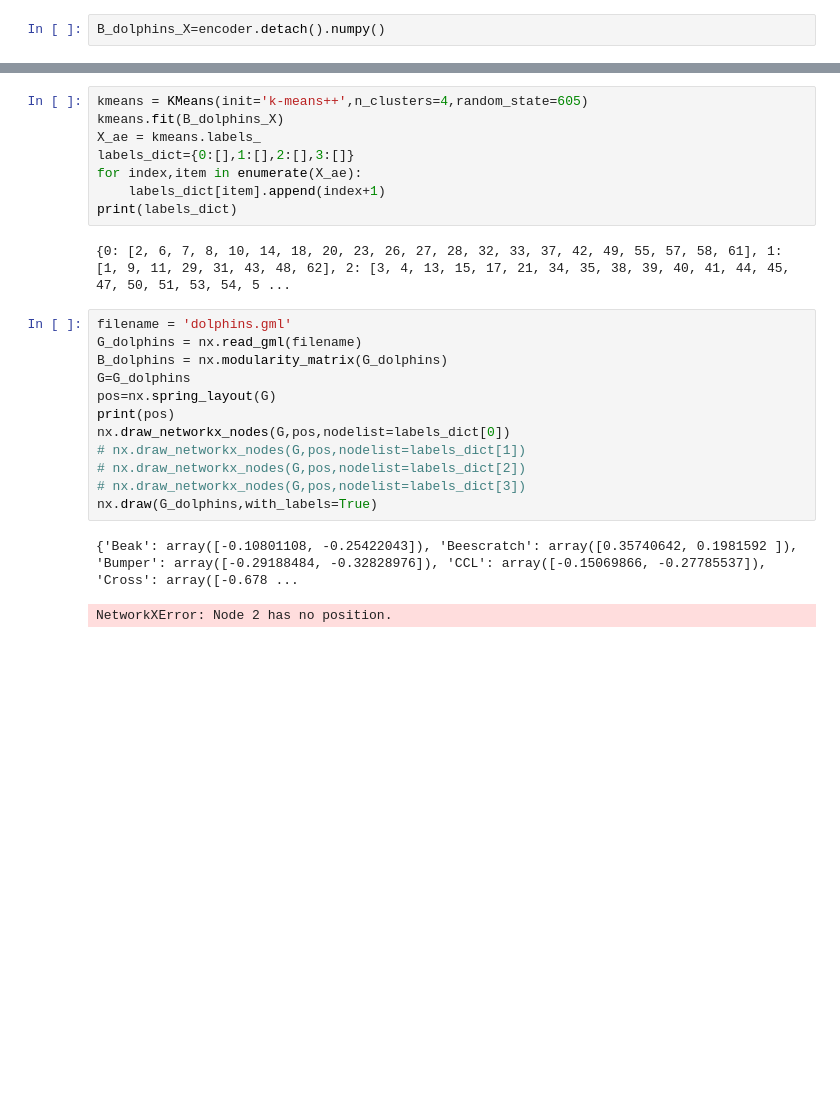
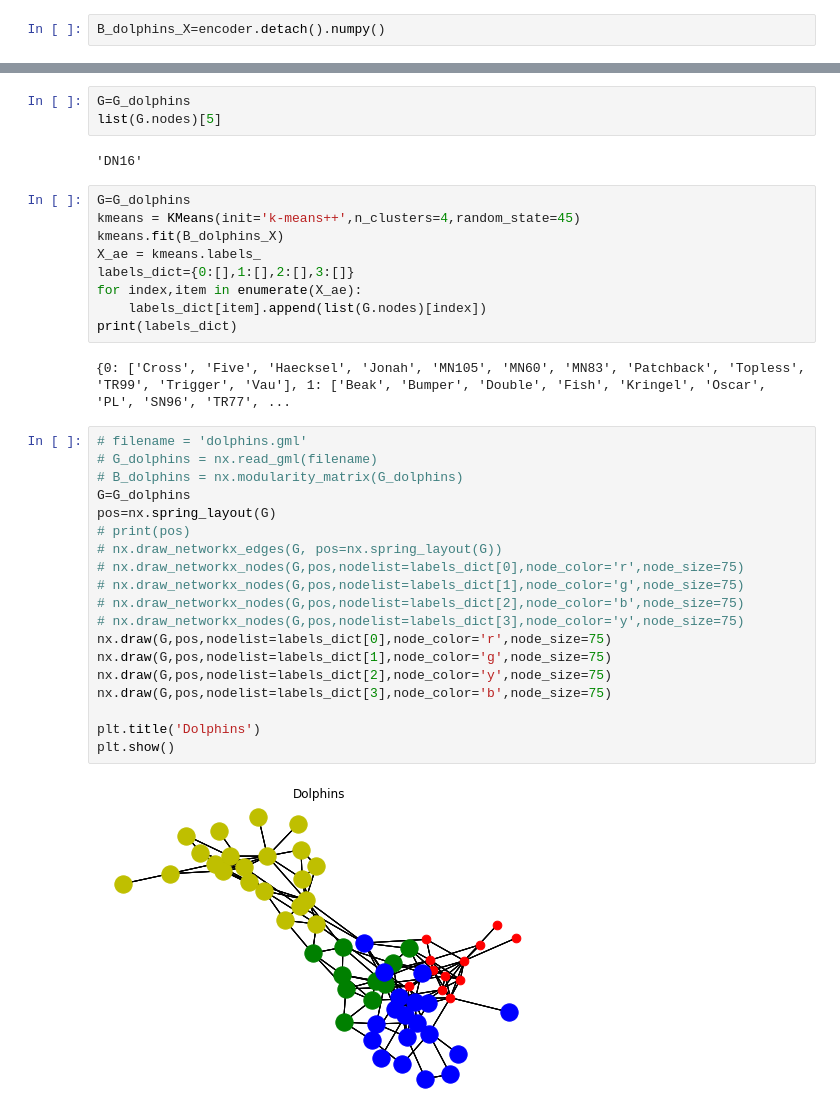
Before and after one commit to adityachoudharyclg/internshipProjectClg, a Jupyter notebook: Dolphins/Dolphin_autoencoder.ipynb, the cells around one changed output, grey strips where cells are left out. Cells and saved outputs as stored; diff of their text form; blank space fills up the shorter version.

```diff
--- a/Dolphins/Dolphin_autoencoder.ipynb
+++ b/Dolphins/Dolphin_autoencoder.ipynb
@@ -266,25 +267,37 @@ Epoch:999 605 0.8380828027527368
+# %%
+G=G_dolphins
+list(G.nodes)[5]
+# %% [output]
+'DN16'
 # %%
-kmeans = KMeans(init='k-means++',n_clusters=4,random_state=605)
+G=G_dolphins
+kmeans = KMeans(init='k-means++',n_clusters=4,random_state=45)
 kmeans.fit(B_dolphins_X)
 X_ae = kmeans.labels_
 labels_dict={0:[],1:[],2:[],3:[]}
 for index,item in enumerate(X_ae):
-    labels_dict[item].append(index+1)
+    labels_dict[item].append(list(G.nodes)[index])
 print(labels_dict)
 # %% [output]
-{0: [2, 6, 7, 8, 10, 14, 18, 20, 23, 26, 27, 28, 32, 33, 37, 42, 49, 55, 57, 58, 61], 1: [1, 9, 11, 29, 31, 43, 48, 62], 2: [3, 4, 13, 15, 17, 21, 34, 35, 38, 39, 40, 41, 44, 45, 47, 50, 51, 53, 54, 5 ...
+{0: ['Cross', 'Five', 'Haecksel', 'Jonah', 'MN105', 'MN60', 'MN83', 'Patchback', 'Topless', 'TR99', 'Trigger', 'Vau'], 1: ['Beak', 'Bumper', 'Double', 'Fish', 'Kringel', 'Oscar', 'PL', 'SN96', 'TR77', ...
 # %%
-filename = 'dolphins.gml'
-G_dolphins = nx.read_gml(filename)
-B_dolphins = nx.modularity_matrix(G_dolphins)
+# filename = 'dolphins.gml'
+# G_dolphins = nx.read_gml(filename)
+# B_dolphins = nx.modularity_matrix(G_dolphins)
 G=G_dolphins
 pos=nx.spring_layout(G)
-print(pos)
-nx.draw_networkx_nodes(G,pos,nodelist=labels_dict[0])
-# nx.draw_networkx_nodes(G,pos,nodelist=labels_dict[1])
-# nx.draw_networkx_nodes(G,pos,nodelist=labels_dict[2])
-# nx.draw_networkx_nodes(G,pos,nodelist=labels_dict[3])
-nx.draw(G_dolphins,with_labels=True)
+# print(pos)
+# nx.draw_networkx_edges(G, pos=nx.spring_layout(G))
+# nx.draw_networkx_nodes(G,pos,nodelist=labels_dict[0],node_color='r',node_size=75)
+# nx.draw_networkx_nodes(G,pos,nodelist=labels_dict[1],node_color='g',node_size=75)
+# nx.draw_networkx_nodes(G,pos,nodelist=labels_dict[2],node_color='b',node_size=75)
+# nx.draw_networkx_nodes(G,pos,nodelist=labels_dict[3],node_color='y',node_size=75)
+nx.draw(G,pos,nodelist=labels_dict[0],node_color='r',node_size=75)
+nx.draw(G,pos,nodelist=labels_dict[1],node_color='g',node_size=75)
+nx.draw(G,pos,nodelist=labels_dict[2],node_color='y',node_size=75)
+nx.draw(G,pos,nodelist=labels_dict[3],node_color='b',node_size=75)
+
+plt.title('Dolphins')
+plt.show()
 # %% [output]
-{'Beak': array([-0.10801108, -0.25422043]), 'Beescratch': array([0.35740642, 0.1981592 ]), 'Bumper': array([-0.29188484, -0.32828976]), 'CCL': array([-0.15069866, -0.27785537]), 'Cross': array([-0.678 ...
-NetworkXError: Node 2 has no position.
+[figure, added]
```
Also changed, not shown: parts of 5 cells of this notebook.
